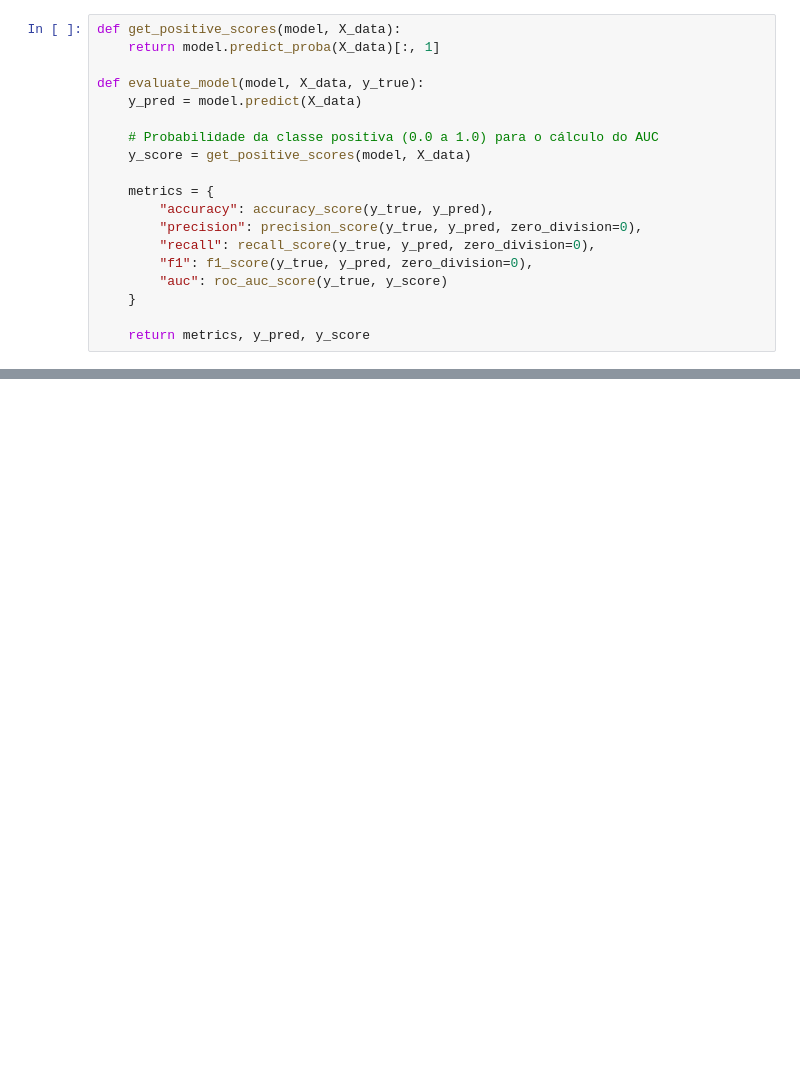
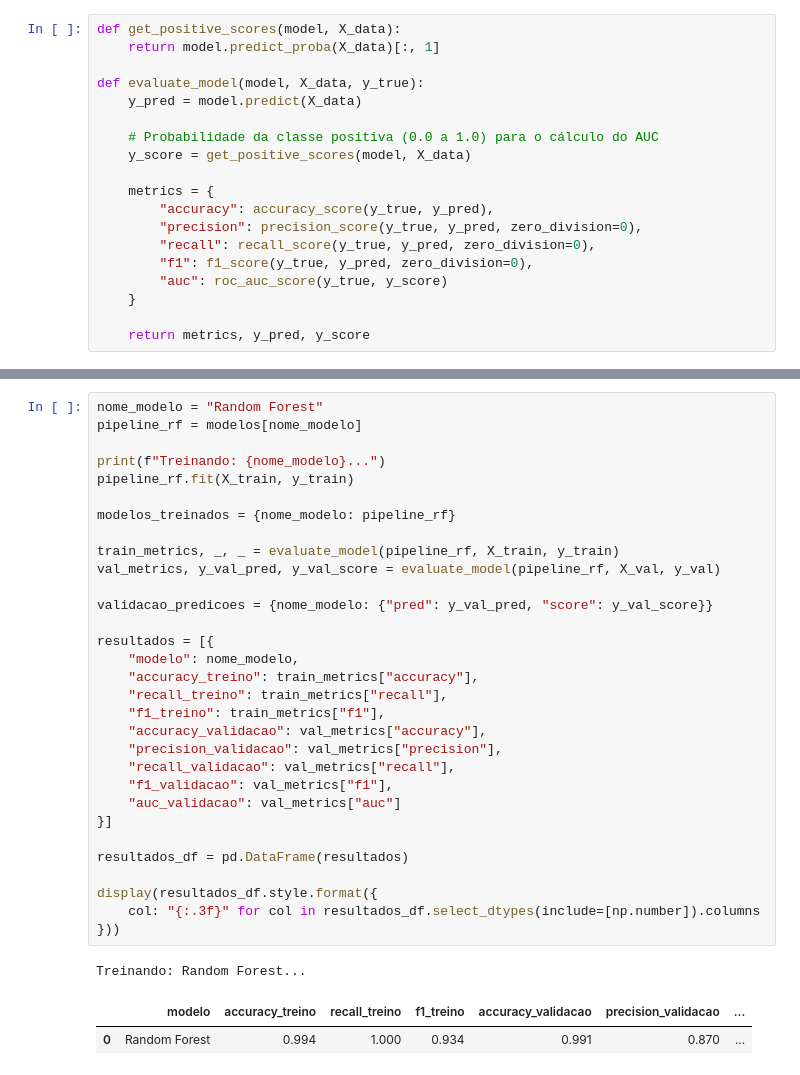
Before and after one commit to Val-Faria/tech-challenge-ia-saude, a Jupyter notebook: 02_otimizacao_hiperparametros_ag.ipynb, the cells around one changed output, grey strips where cells are left out. Saved outputs shown, nothing was run; the diff lists cells and outputs as text; blank space fills up the shorter version.

```diff
--- a/02_otimizacao_hiperparametros_ag.ipynb
+++ b/02_otimizacao_hiperparametros_ag.ipynb
@@ -319,0 +336,35 @@ def evaluate_model(model, X_data, y_true):
+# %%
+nome_modelo = "Random Forest"
+pipeline_rf = modelos[nome_modelo]
+
+print(f"Treinando: {nome_modelo}...")
+pipeline_rf.fit(X_train, y_train)
+
+modelos_treinados = {nome_modelo: pipeline_rf}
+
+train_metrics, _, _ = evaluate_model(pipeline_rf, X_train, y_train)
+val_metrics, y_val_pred, y_val_score = evaluate_model(pipeline_rf, X_val, y_val)
+
+validacao_predicoes = {nome_modelo: {"pred": y_val_pred, "score": y_val_score}}
+
+resultados = [{
+    "modelo": nome_modelo,
+    "accuracy_treino": train_metrics["accuracy"],
+    "recall_treino": train_metrics["recall"],
+    "f1_treino": train_metrics["f1"],
+    "accuracy_validacao": val_metrics["accuracy"],
+    "precision_validacao": val_metrics["precision"],
+    "recall_validacao": val_metrics["recall"],
+    "f1_validacao": val_metrics["f1"],
+    "auc_validacao": val_metrics["auc"]
+}]
+
+resultados_df = pd.DataFrame(resultados)
+
+display(resultados_df.style.format({
+    col: "{:.3f}" for col in resultados_df.select_dtypes(include=[np.number]).columns
+}))
+# %% [output]
+Treinando: Random Forest...
+|  | modelo | accuracy_treino | recall_treino | f1_treino | accuracy_validacao | precision_validacao | ... |
+| 0 | Random Forest | 0.994 | 1.000 | 0.934 | 0.991 | 0.870 | ... |
```
Also changed, not shown: parts of 11 cells of this notebook.
